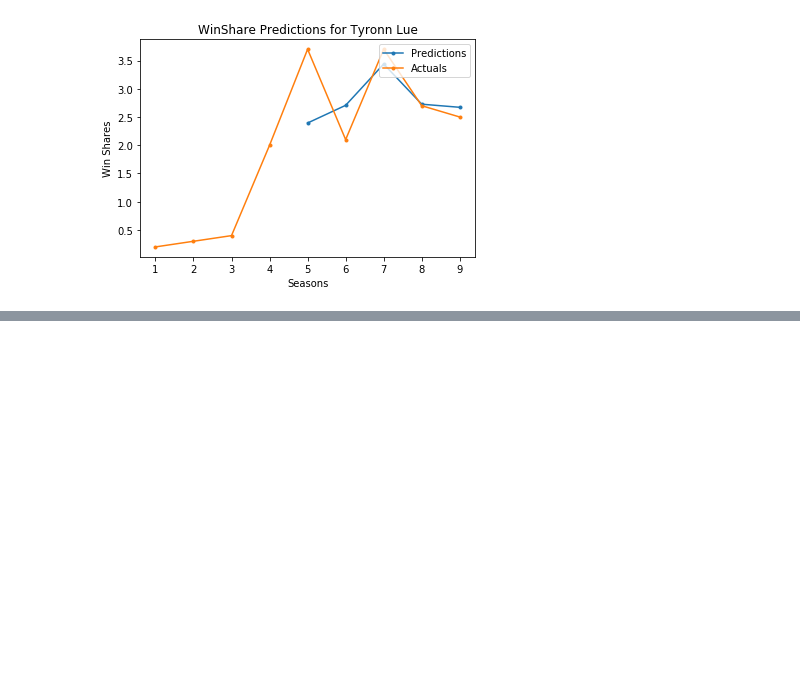
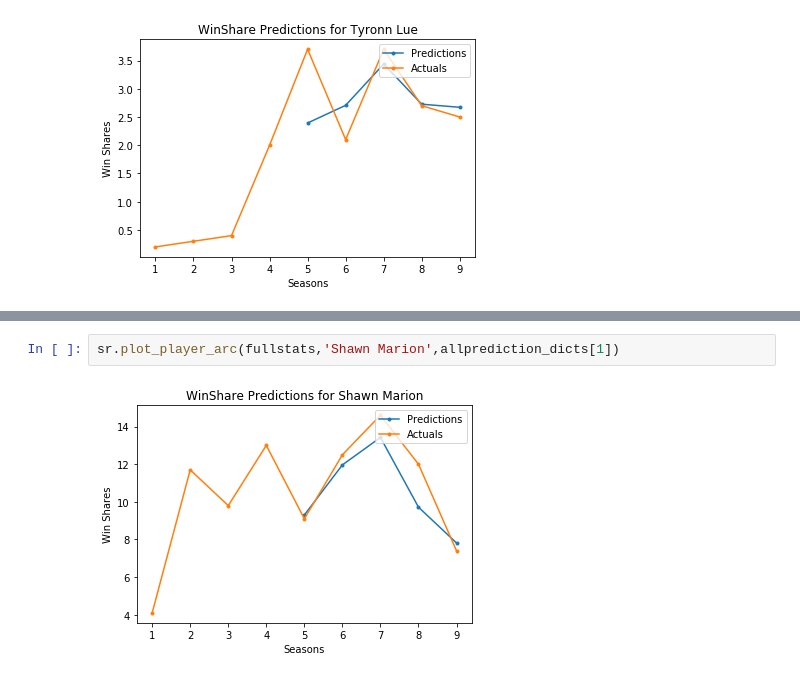
Before and after one commit to KirkAVoss/kv-capstone, a Jupyter notebook: NBAwinshare/2018.11.29_KV_Work.ipynb, the cells around one changed output, grey strips where cells are left out. Saved outputs shown, nothing was run; the diff lists cells and outputs as text; blank space fills up the shorter version.

```diff
--- a/NBAwinshare/2018.11.29_KV_Work.ipynb
+++ b/NBAwinshare/2018.11.29_KV_Work.ipynb
@@ -150,0 +167,4 @@ sr.plot_player_arc(fullstats,'Tyronn Lue',allprediction_dicts[2])
+# %%
+sr.plot_player_arc(fullstats,'Shawn Marion',allprediction_dicts[1])
+# %% [output]
+[figure, added]
```
Also changed, not shown: parts of 16 cells of this notebook, 1 other file.
